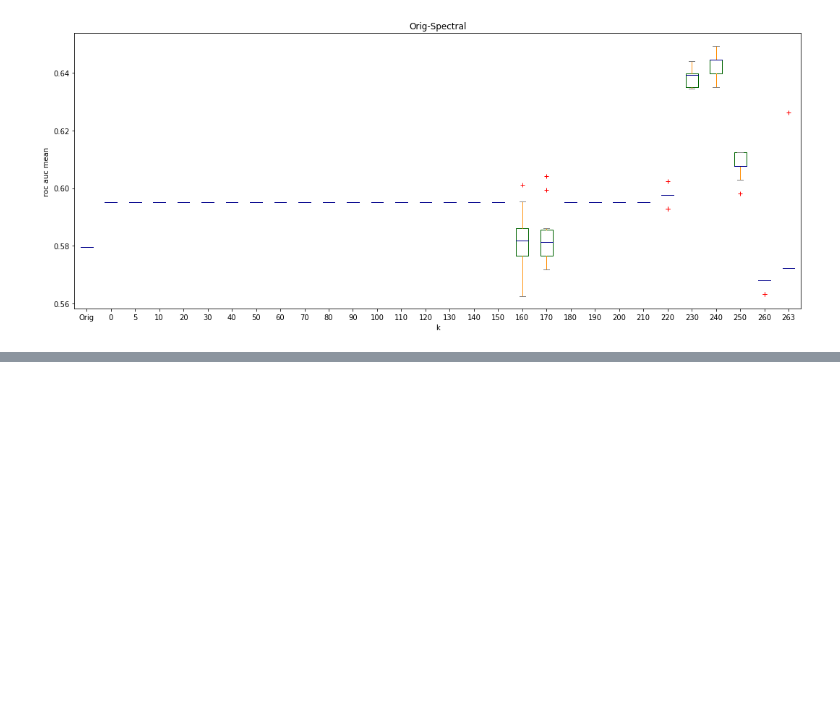
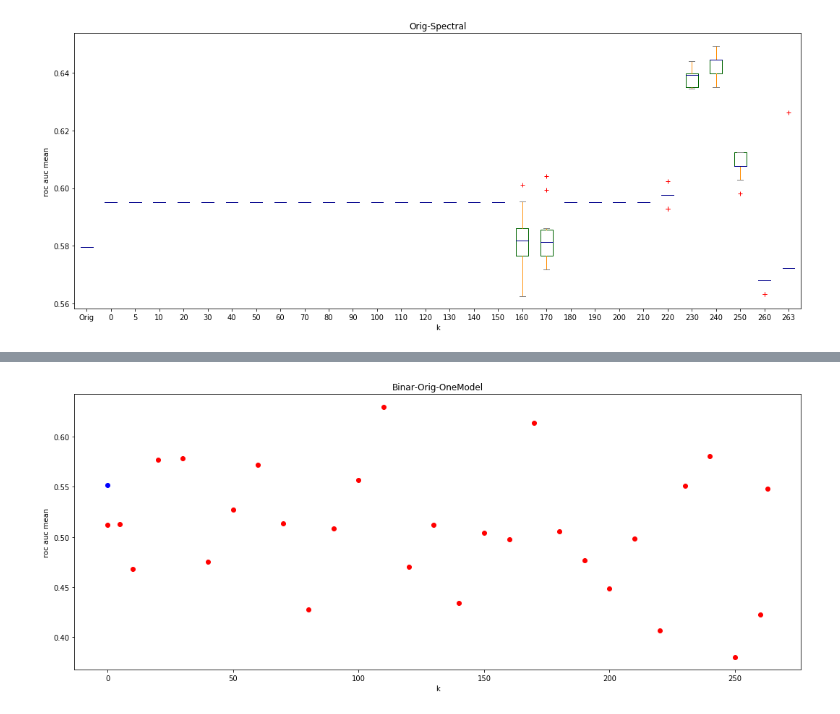
Before and after one commit to Tismoney/PRNI2016, a Jupyter notebook: ResultProcessing-ver2.0.ipynb, the cells around one changed output, grey strips where cells are left out. Cells and saved outputs as stored; diff of their text form; code cells hidden in the pictures; blank space fills up the shorter version.

```diff
--- a/ResultProcessing-ver2.0.ipynb
+++ b/ResultProcessing-ver2.0.ipynb
@@ -60,0 +106,4 @@ Go_plot('Orig-Spectral_ofTheBest/result_control.csv', 'Orig-Spectral')
+# %%
+Go_plot('XGB_Binar/results_1.csv', 'Binar-Orig-OneModel')
+# %% [output]
+[figure, added]
```
Also changed, not shown: parts of 19 cells of this notebook.
